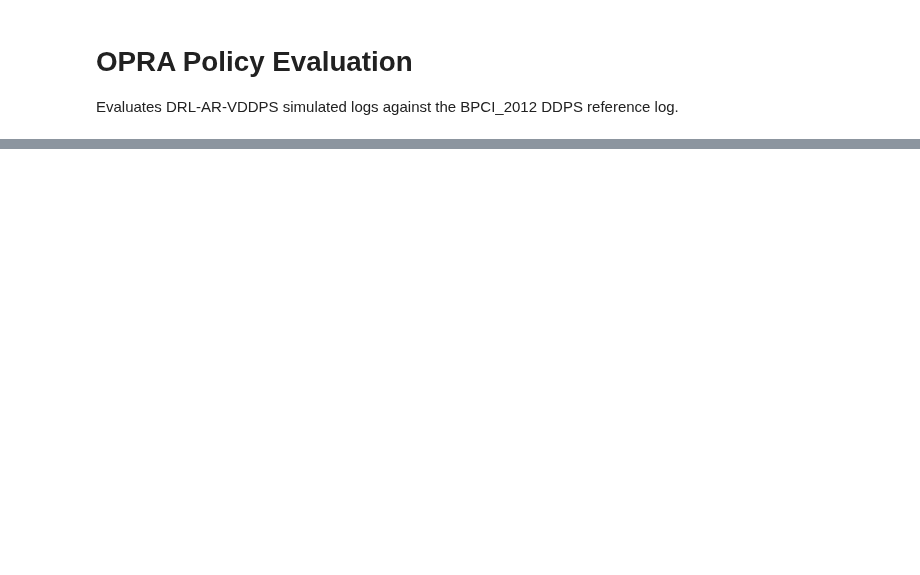
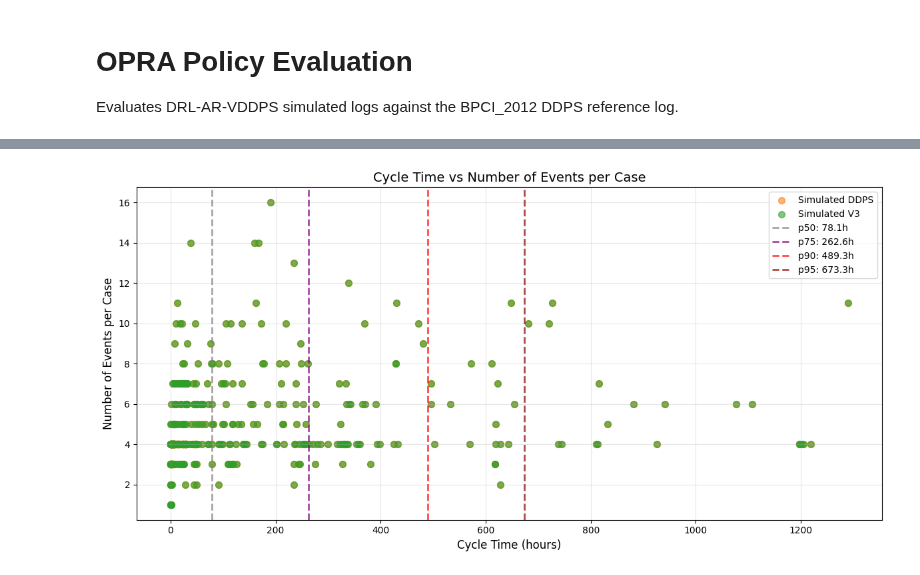
Before and after one commit to AdaptiveBProcess/Optimal-Predictor-of-Resources-and-Activities, a Jupyter notebook: evaluation.ipynb, the cells around one changed output, grey strips where cells are left out. Drawn from its saved outputs; the diff is of its cells as text; code cells hidden in the pictures; blank space fills up the shorter version.

```diff
--- a/evaluation.ipynb
+++ b/evaluation.ipynb
@@ -310,0 +312,40 @@ plt.show()
+# %%
+# Calculate number of events per case for each log
+def events_per_case(log, ids):
+    return log.groupby(ids.case).size()
+
+events1 = events_per_case(log1, original_ids)
+events2 = events_per_case(log2, simulated_ids)
+events3 = events_per_case(log3, simulated_ids)
+
+# Calculate percentiles for cycle times
+percentiles = {
+    'p50': ct1.quantile(0.50),
+    'p75': ct1.quantile(0.75),
+    'p90': ct1.quantile(0.90),
+    'p95': ct1.quantile(0.95),
+}
+
+# Create scatter plot
+fig, ax = plt.subplots(figsize=(12, 6))
+
+# Plot scatter points for each log
+ax.scatter(ct2, events2, alpha=0.6, s=50, label="Simulated DDPS", color='tab:orange')
+ax.scatter(ct3, events3, alpha=0.6, s=50, label=f"Simulated {tag}", color='tab:green')
+
+# Add vertical lines for percentiles
+colors_percentile = {'p50': 'gray', 'p75': 'purple', 'p90': 'red', 'p95': 'darkred'}
+for percentile_name, percentile_value in percentiles.items():
+    ax.axvline(percentile_value, linestyle='--', linewidth=2,
+               label=f"{percentile_name}: {percentile_value:.1f}h",
+               color=colors_percentile[percentile_name], alpha=0.7)
+
+ax.set_xlabel("Cycle Time (hours)", fontsize=12)
+ax.set_ylabel("Number of Events per Case", fontsize=12)
+ax.set_title("Cycle Time vs Number of Events per Case", fontsize=14)
+ax.legend(loc='best')
+ax.grid(True, alpha=0.3)
+plt.tight_layout()
+plt.show()
+# %% [output]
+[figure, added]
```
Also changed, not shown: parts of 6 cells of this notebook, 7 other files.
